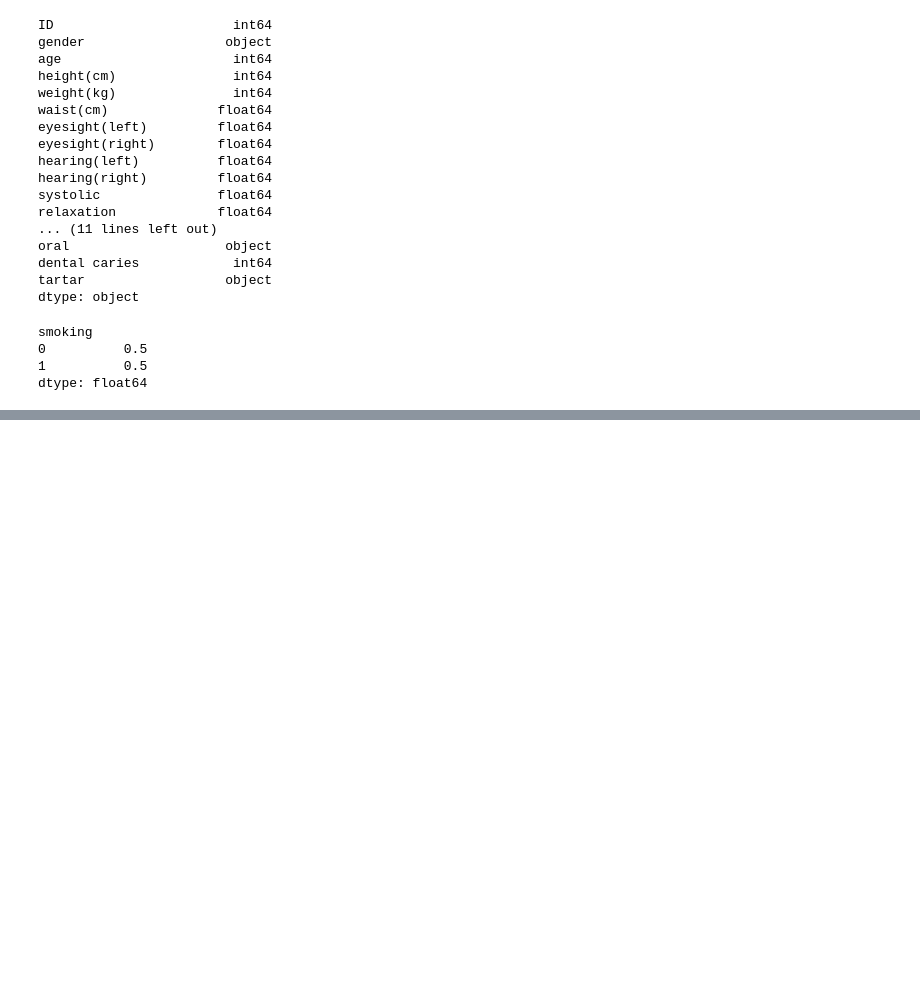
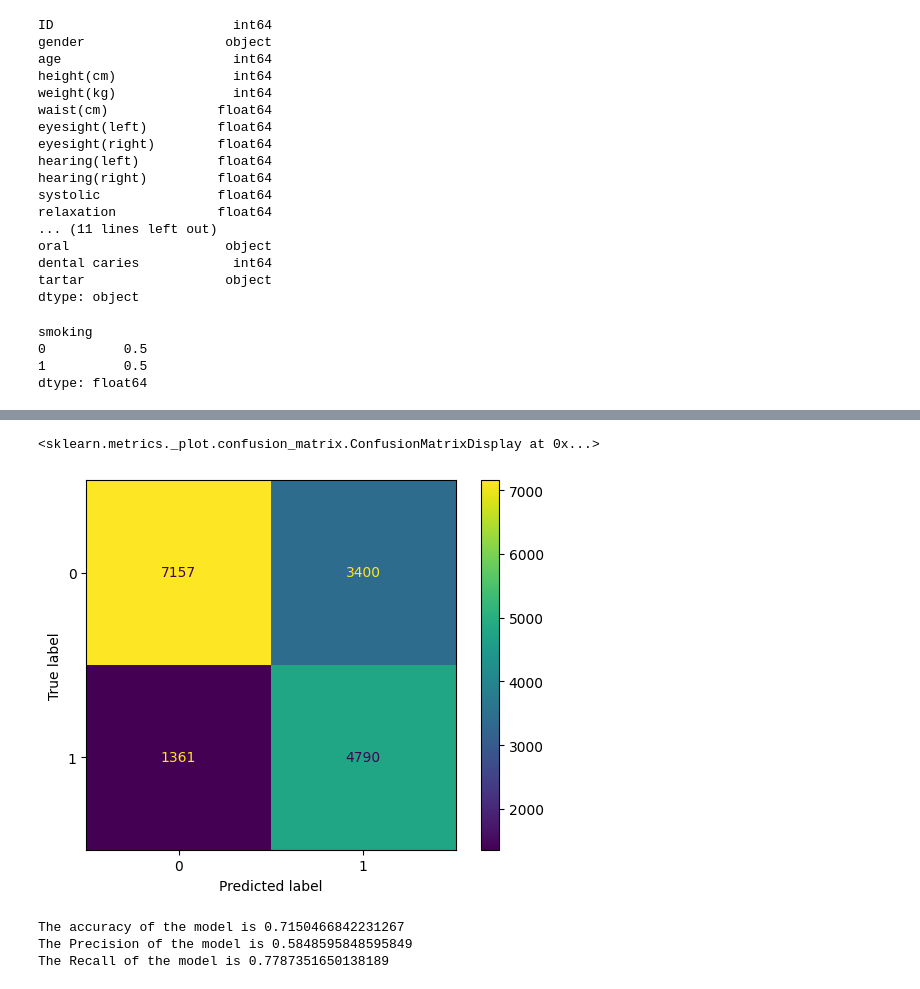
Before and after one commit to Renga1999/Data_Mining_Project_Body_Signal_due_to_smoking, a Jupyter notebook: Team2_python_project.ipynb, the cells around one changed output, grey strips where cells are left out. Drawn from its saved outputs; the diff is of its cells as text; code cells hidden in the pictures; blank space fills up the shorter version.

```diff
--- a/Team2_python_project.ipynb
+++ b/Team2_python_project.ipynb
@@ -352,0 +377,12 @@ dtype: float64
+# %%
+# getting dummies for train
+X_res = pd.get_dummies(X_res)
+X_res
+X_res = X_res.iloc[:,1:26]
+# %%
+# getting dummies for test
+X_test = pd.get_dummies(X_test)
+X_test = X_test.iloc[:,1:26]
+# %%
+X_train = X_res
+y_train = y_res
@@ -352,0 +395,5 @@ dtype: float64
+# %%
+classifier = LogisticRegression()
+model = classifier.fit(X_train,y_train)
+y_pred = classifier.predict(X_test)
+confusion = confusion_matrix(y_test, y_pred)
@@ -352,0 +408,24 @@ dtype: float64
+# %%
+# printing the confusion matrix
+disp = ConfusionMatrixDisplay(confusion)
+disp.plot()
+# %% [output]
+<sklearn.metrics._plot.confusion_matrix.ConfusionMatrixDisplay at 0x...>
+[figure, added]
+# %%
+# confusion matrix
+TN = confusion[0,0]
+TP = confusion[1,1]
+FN = confusion[1,0]
+FP = confusion[0,1]
+# Evaluation Matrix
+Accuracy = (TP+TN)/(TP+TN+FP+FN)
+Precision = TP/(TP+FP)
+Recall = TP/(TP +FN)
+print("The accuracy of the model is", Accuracy)
+print("The Precision of the model is", Precision)
+print("The Recall of the model is", Recall)
+# %% [output]
+The accuracy of the model is 0.7150466842231267
+The Precision of the model is 0.5848595848595849
+The Recall of the model is 0.7787351650138189
```
Also changed, not shown: parts of 32 cells of this notebook.
